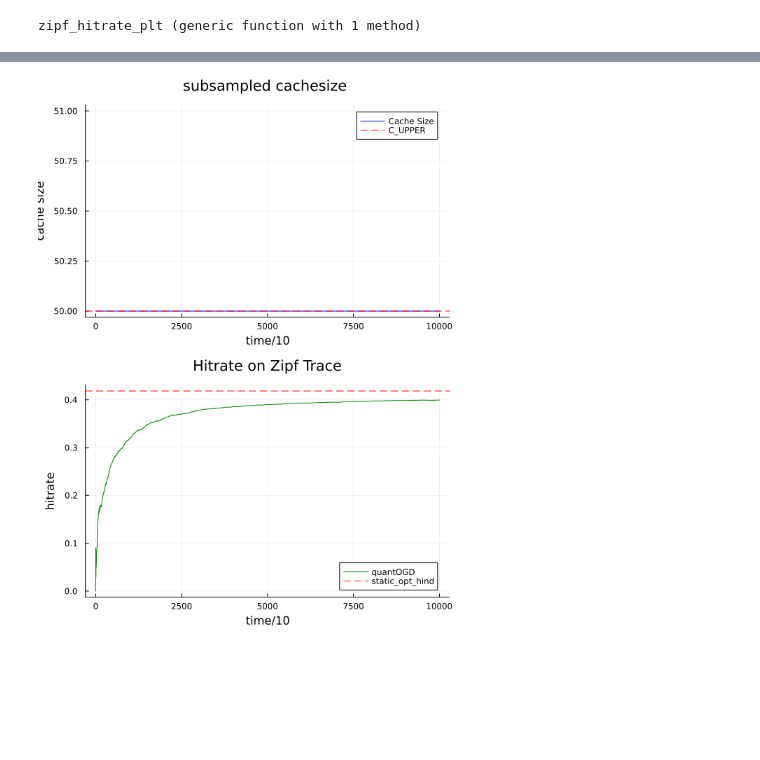
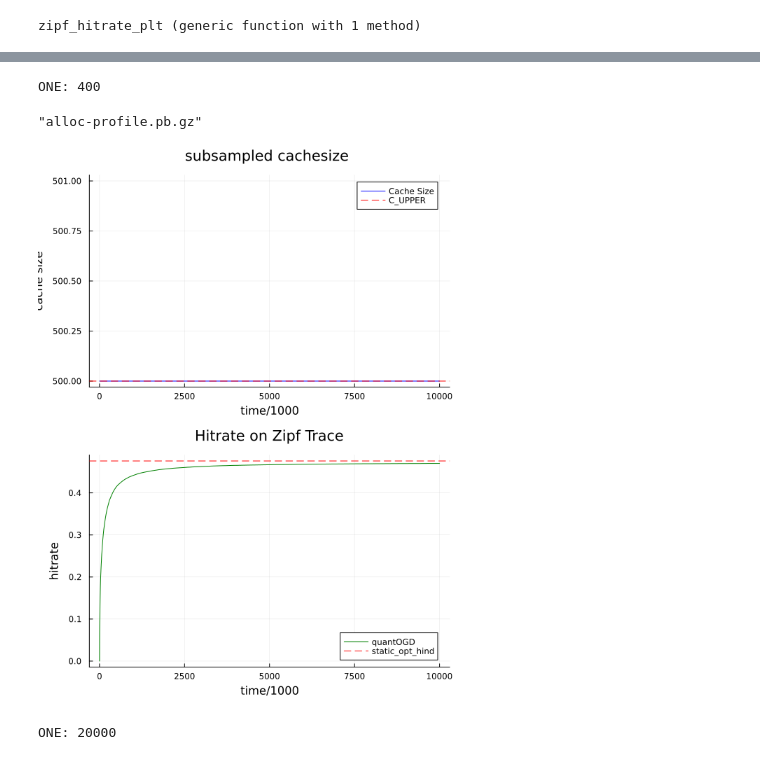
Before and after one commit to ISIPINK/online_caching, a Jupyter notebook: quantOGD_integral.ipynb, the cells around one changed output, grey strips where cells are left out. Cells and saved outputs as stored; diff of their text form; code cells hidden in the pictures; blank space fills up the shorter version.

```diff
--- a/quantOGD_integral.ipynb
+++ b/quantOGD_integral.ipynb
@@ -74,14 +74,15 @@ function init_quant_OGD_integral(;
     C=10,
     overhead_cache_rate=0.01,
     step_size_real=0.01,
-    Typ = UInt32
+    Typ=UInt32
 )
     ONE = Int(ceil(1 / overhead_cache_rate) * div(N, C))
-    step_size = floor(step_size_real * ONE)
-    C_UPPER = floor(C * (1+overhead_cache_rate))
+    println("ONE: $ONE")
+    step_size = max(floor(step_size_real * ONE), 1)
+    C_UPPER = floor(C * (1 + overhead_cache_rate))
     d = 0
     lazy_update = 1
-    init_count = min(div(ONE * (C+10), N), ONE) + 1
+    init_count = min(div(ONE * (C + 10), N), ONE) + 1
     counter = Dict(i => init_count for i in 1:N)
     uniforms = Dict(i => rand(1:ONE) for i in 1:N)
     dlook = Dict{Typ,Set{Typ}}()
@@ -110,7 +111,7 @@ function test_init_quant_OGD()
 end
 # test_init_quant_OGD()
 
-function zipf_setup(; T=10^5, N=10^4, overhead_cache_rate=0.03, alpha=1.0, Typ = UInt32)
+function zipf_setup(; T=10^5, N=10^4, overhead_cache_rate=0.03, alpha=1.0, Typ=UInt32)
     C = div(N, 20)
     zipf = ZipfSampler(alpha, N)
     zipf_trace = [sample(zipf) for _ in 1:T]
@@ -143,9 +144,20 @@ function profile(; T=10^5, N=10^4, overhead_cache_rate=0.03, alpha=1.00, Typ=UIn
 end
 # profile(T = 10^6, N=10^4, overhead_cache_rate =0.01, alpha=0.6)
 
+function profile_alloc(; T=10^5, N=10^4, overhead_cache_rate=0.03, alpha=1.00, Typ=UInt32)
+    q, zipf_trace = zipf_setup(T=T, N=N, overhead_cache_rate=overhead_cache_rate, alpha=alpha, Typ=Typ)
+    Profile.Allocs.clear()
+    Profile.Allocs.@profile begin
+        for j in zipf_trace
+            step!(q, j)
+        end
+    end
+    PProf.Allocs.pprof()
+end
 
-function zipf_hitrate_plt(; T=10^5, N=10^4, overhead_cache_rate=0.03, alpha=1.0, window=1000, Typ = Typ)
-    q, zipf_trace = zipf_setup(T=T, N=N, overhead_cache_rate=overhead_cache_rate, alpha=alpha, Typ = Typ)
+
+function zipf_hitrate_plt(; T=10^5, N=10^4, overhead_cache_rate=0.03, alpha=1.0, window=1000, Typ=Typ)
+    q, zipf_trace = zipf_setup(T=T, N=N, overhead_cache_rate=overhead_cache_rate, alpha=alpha, Typ=Typ)
     C = div(N, 20)
     hit = 0.0
     hits = zeros(Float32, length(zipf_trace))
@@ -206,4 +226,10 @@ profile(T = 10^6, N=10^4, overhead_cache_rate =0.01, alpha=0.6)
+# %%
+profile_alloc(T = 10^3, N=10^4, overhead_cache_rate =0.05, alpha=0.6)
+# %% [output]
+ONE: 400
+"alloc-profile.pb.gz"
 # %%
-zipf_hitrate_plt(T=10^5, N=10^3, overhead_cache_rate=0.001, alpha=0.8, Typ=UInt32)
+zipf_hitrate_plt(T=10^7, N=10^4, overhead_cache_rate=0.001, alpha=0.8, Typ=UInt32)
 # %% [output]
-[figure, old version]
+[figure, new version]
+ONE: 20000
```
Also changed, not shown: parts of 4 cells of this notebook, 2 other files.
